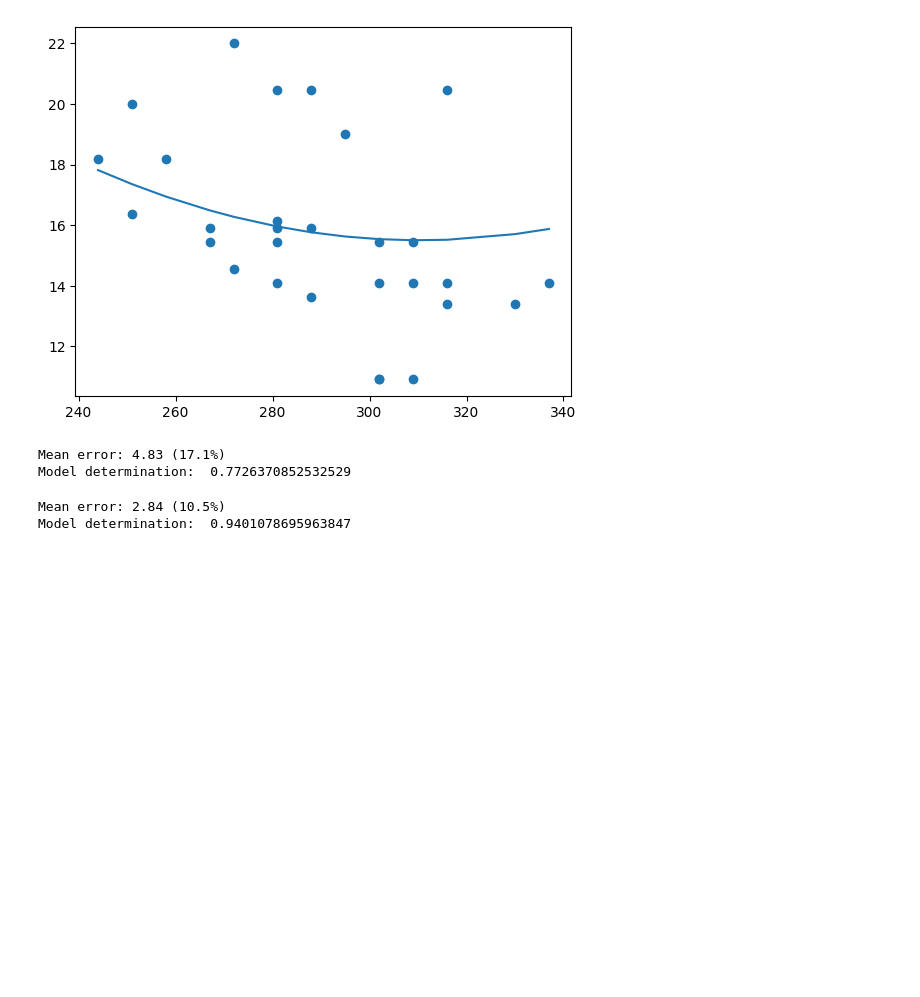
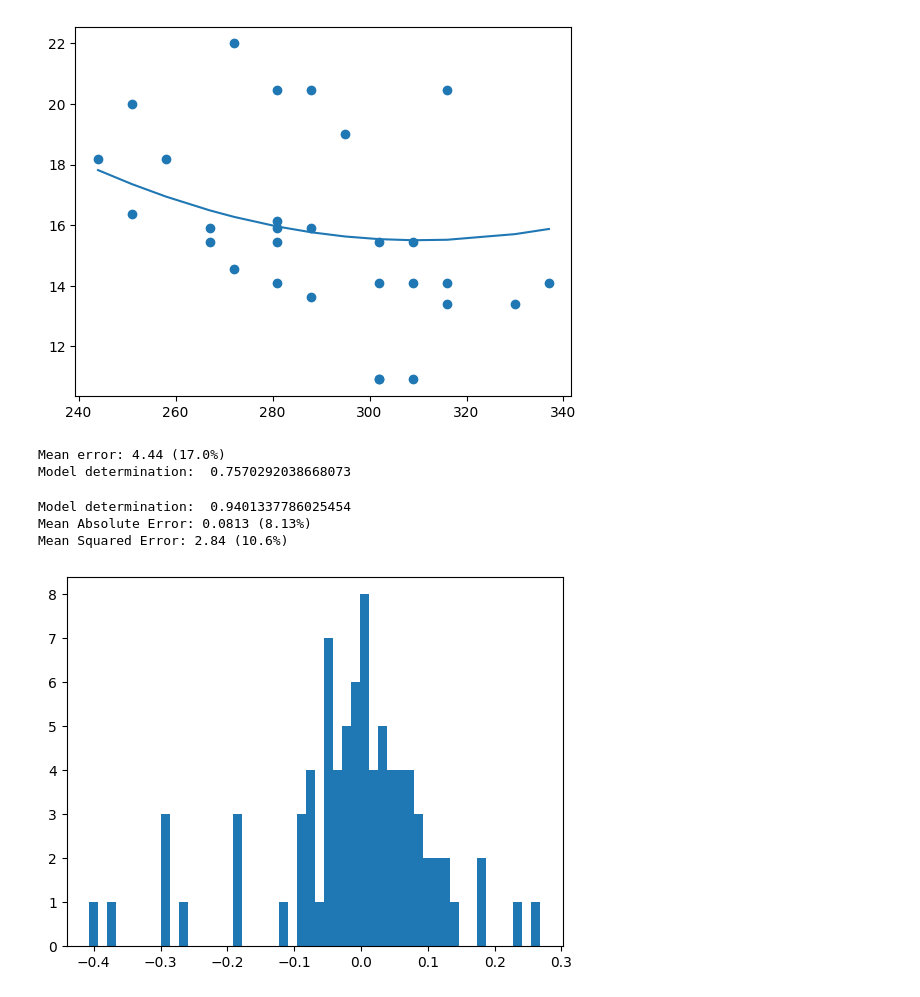
Before and after one commit to simonrod2404/TalentoTech, a Jupyter notebook: Notebooks del curso de MS/pumpkins-linear-lesson.ipynb, the cells around one changed output. Cells and saved outputs as stored; diff of their text form; code cells hidden in the pictures; blank space fills up the shorter version.

```diff
--- a/Notebooks del curso de MS/pumpkins-linear-lesson.ipynb
+++ b/Notebooks del curso de MS/pumpkins-linear-lesson.ipynb
@@ -15,9 +15,7 @@ import matplotlib.pyplot as plt
 import numpy as np
 from datetime import datetime
 
-from google.colab import drive
-drive.mount('/content/drive')
-dataset_directory = '/content/drive/My Drive/MLDatasets/US-pumpkins.csv'
+dataset_directory = "./datasets/US-pumpkins.csv"
 
 pumpkins = pd.read_csv(dataset_directory)
 
@@ -212,8 +209,8 @@ print(f'Mean error: {mse:3.3} ({mse/np.mean(pred)*100:3.3}%)')
 score = lin_reg.score(X_train,y_train)
 print('Model determination: ', score)
 # %% [output]
-Mean error: 4.83 (17.1%)
-Model determination:  0.7726370852532529
+Mean error: 4.44 (17.0%)
+Model determination:  0.7570292038668073
 # %%
 X = pd.get_dummies(new_pumpkins['Variety']) \
         .join(new_pumpkins['Month']) \
@@ -223,19 +220,29 @@ y = new_pumpkins['Price']
 # %%
 X_train, X_test, y_train, y_test = train_test_split(X, y, test_size=0.2, random_state=0)
 
 lin_reg = LinearRegression()
 lin_reg.fit(X_train,y_train)
 
 pred = lin_reg.predict(X_test)
 
-mse = np.sqrt(mean_squared_error(y_test,pred))
-print(f'Mean error: {mse:3.3} ({mse/np.mean(pred)*100:3.3}%)')
-
 score = lin_reg.score(X_train,y_train)
 print('Model determination: ', score)
+
+mae = np.mean(np.abs((y_test - pred) / y_test))
+print(f'Mean Absolute Error: {mae:3.3} ({mae*100:3.3}%)')
+
+mse = np.sqrt(mean_squared_error(y_test,pred))
+print(f'Mean Squared Error: {mse:3.3} ({mse/np.mean(pred)*100:3.3}%)')
+
+#Agregar histogramas de errores y error absoluto medio (MAE) porcentual
+
+plt.hist((y_test - pred) / y_test, bins=50)
+plt.show()
 # %% [output]
-Mean error: 2.84 (10.5%)
-Model determination:  0.9401078695963847
+Model determination:  0.9401337786025454
+Mean Absolute Error: 0.0813 (8.13%)
+Mean Squared Error: 2.84 (10.6%)
+[figure, added]
 # %%
 pipeline = make_pipeline(PolynomialFeatures(2), LinearRegression())
 
```
Also changed, not shown: parts of 4 cells of this notebook, 4 other files.
